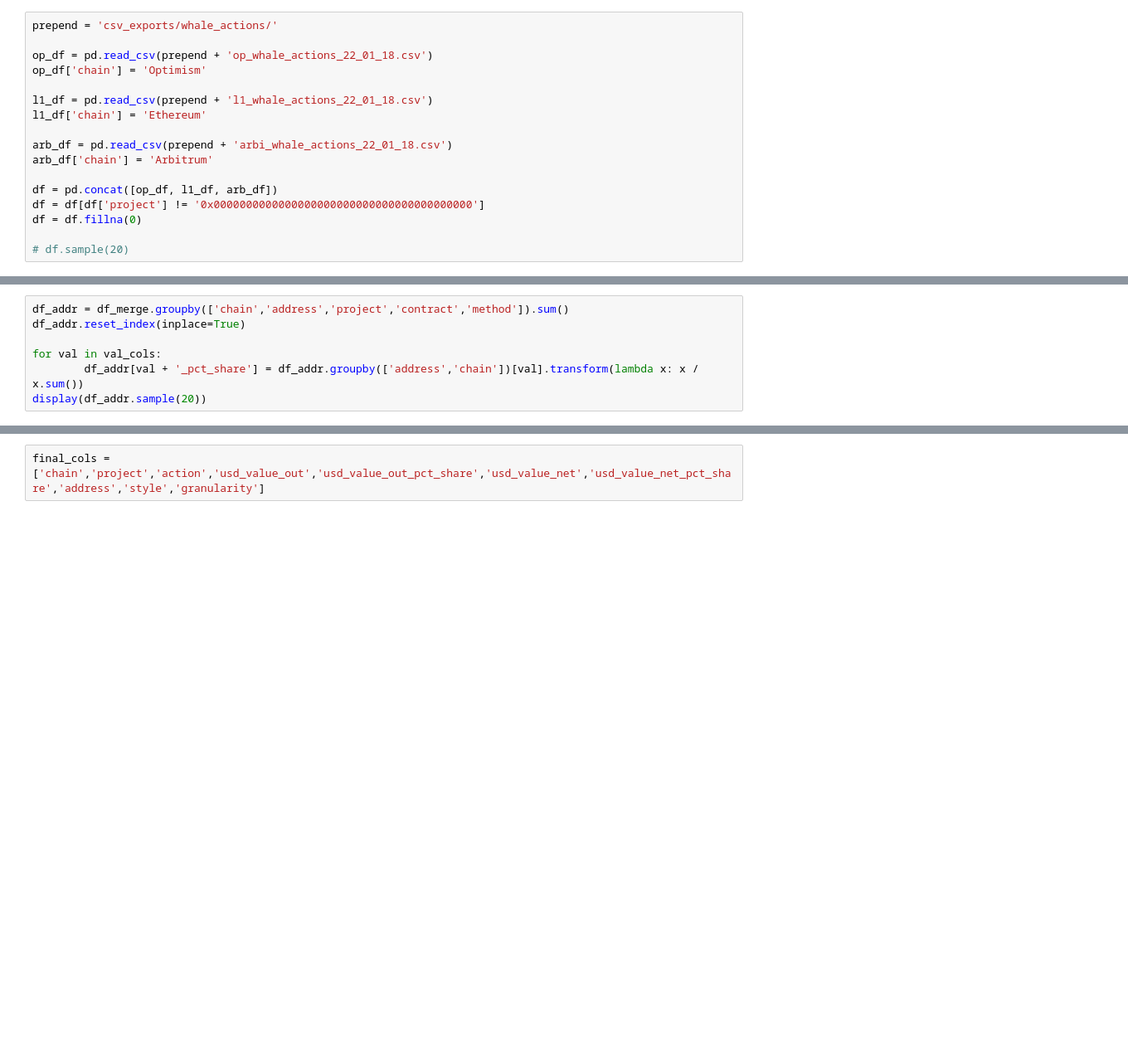
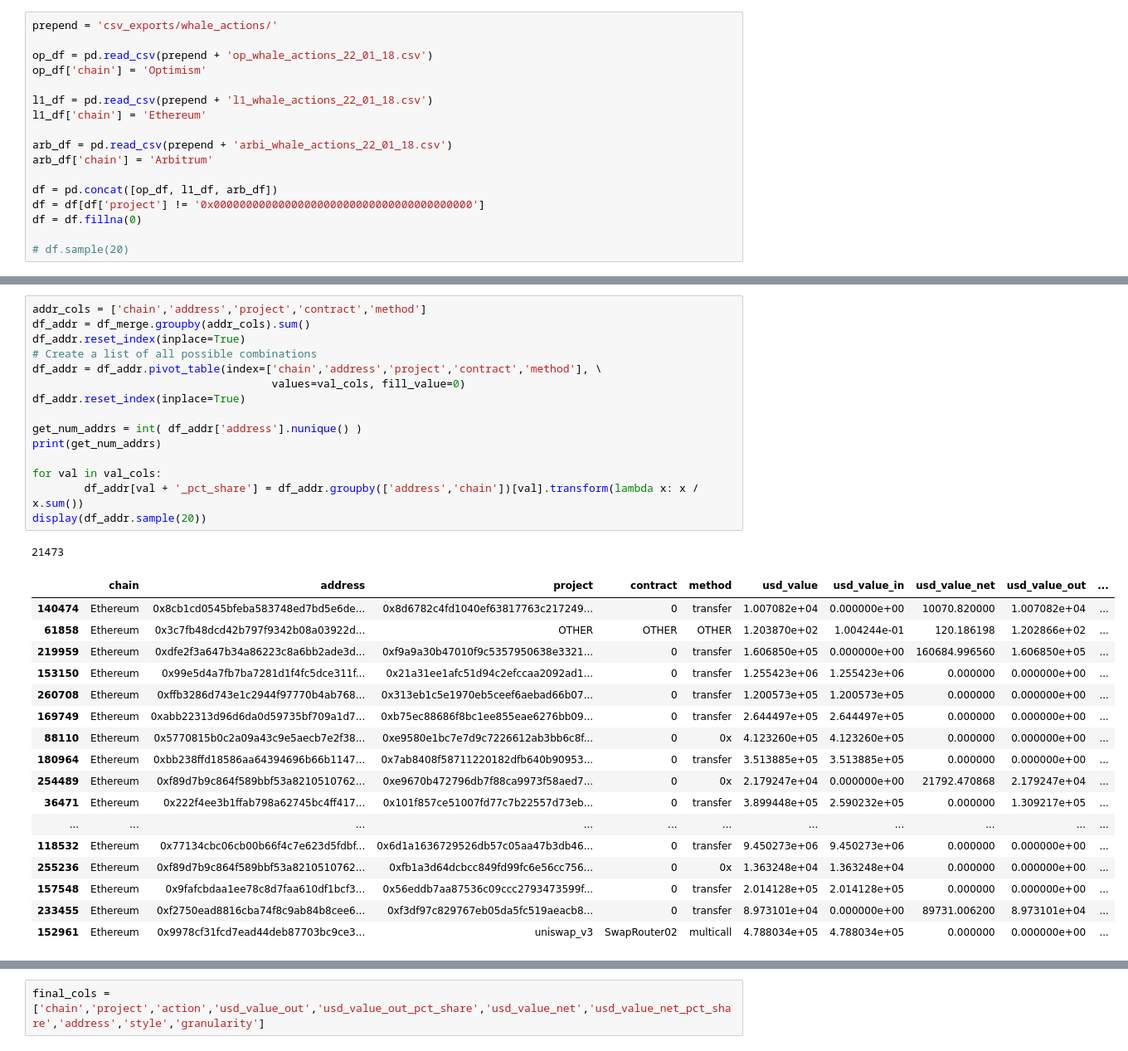
Before and after one commit to MSilb7/op_data, a Jupyter notebook: op_whale_actions.ipynb, the cells around one changed output, grey strips where cells are left out. Shown: that part at 83% size. Saved outputs shown, nothing was run; the diff lists cells and outputs as text; blank space fills up the shorter version.

```diff
--- a/op_whale_actions.ipynb
+++ b/op_whale_actions.ipynb
@@ -36,10 +55,37 @@ display(df_merge.sample(20))
 # %%
-df_addr = df_merge.groupby(['chain','address','project','contract','method']).sum()
+addr_cols = ['chain','address','project','contract','method']
+df_addr = df_merge.groupby(addr_cols).sum()
 df_addr.reset_index(inplace=True)
+# Create a list of all possible combinations
+df_addr = df_addr.pivot_table(index=['chain','address','project','contract','method'], \
+                                     values=val_cols, fill_value=0)
+df_addr.reset_index(inplace=True)
+
+get_num_addrs = int( df_addr['address'].nunique() )
+print(get_num_addrs)
 
 for val in val_cols:
         df_addr[val + '_pct_share'] = df_addr.groupby(['address','chain'])[val].transform(lambda x: x / x.sum())
 display(df_addr.sample(20))
+# %% [output]
+21473
+|  | chain | address | project | contract | method | usd_value | usd_value_in | usd_value_net | usd_value_out | ... |
+| 140474 | Ethereum | 0x8cb1cd0545bfeba583748ed7bd5e6de... | 0x8d6782c4fd1040ef63817763c217249... | 0 | transfer | 1.007082e+04 | 0.000000e+00 | 10070.820000 | 1.007082e+04 | ... |
+| 61858 | Ethereum | 0x3c7fb48dcd42b797f9342b08a03922d... | OTHER | OTHER | OTHER | 1.203870e+02 | 1.004244e-01 | 120.186198 | 1.202866e+02 | ... |
+| 219959 | Ethereum | 0xdfe2f3a647b34a86223c8a6bb2ade3d... | 0xf9a9a30b47010f9c5357950638e3321... | 0 | transfer | 1.606850e+05 | 0.000000e+00 | 160684.996560 | 1.606850e+05 | ... |
+| 153150 | Ethereum | 0x99e5d4a7fb7ba7281d1f4fc5dce311f... | 0x21a31ee1afc51d94c2efccaa2092ad1... | 0 | transfer | 1.255423e+06 | 1.255423e+06 | 0.000000 | 0.000000e+00 | ... |
+| 260708 | Ethereum | 0xffb3286d743e1c2944f97770b4ab768... | 0x313eb1c5e1970eb5ceef6aebad66b07... | 0 | transfer | 1.200573e+05 | 1.200573e+05 | 0.000000 | 0.000000e+00 | ... |
+| 169749 | Ethereum | 0xabb22313d96d6da0d59735bf709a1d7... | 0xb75ec88686f8bc1ee855eae6276bb09... | 0 | transfer | 2.644497e+05 | 2.644497e+05 | 0.000000 | 0.000000e+00 | ... |
+| 88110 | Ethereum | 0x5770815b0c2a09a43c9e5aecb7e2f38... | 0xe9580e1bc7e7d9c7226612ab3bb6c8f... | 0 | 0x | 4.123260e+05 | 4.123260e+05 | 0.000000 | 0.000000e+00 | ... |
+| 180964 | Ethereum | 0xbb238ffd18586aa64394696b66b1147... | 0x7ab8408f58711220182dfb640b90953... | 0 | transfer | 3.513885e+05 | 3.513885e+05 | 0.000000 | 0.000000e+00 | ... |
+| 254489 | Ethereum | 0xf89d7b9c864f589bbf53a8210510762... | 0xe9670b472796db7f88ca9973f58aed7... | 0 | 0x | 2.179247e+04 | 0.000000e+00 | 21792.470868 | 2.179247e+04 | ... |
+| 36471 | Ethereum | 0x222f4ee3b1ffab798a62745bc4ff417... | 0x101f857ce51007fd77c7b22557d73eb... | 0 | transfer | 3.899448e+05 | 2.590232e+05 | 0.000000 | 1.309217e+05 | ... |
+| ... | ... | ... | ... | ... | ... | ... | ... | ... | ... | ... |
+| 118532 | Ethereum | 0x77134cbc06cb00b66f4c7e623d5fdbf... | 0x6d1a1636729526db57c05aa47b3db46... | 0 | transfer | 9.450273e+06 | 9.450273e+06 | 0.000000 | 0.000000e+00 | ... |
+| 255236 | Ethereum | 0xf89d7b9c864f589bbf53a8210510762... | 0xfb1a3d64dcbcc849fd99fc6e56cc756... | 0 | 0x | 1.363248e+04 | 1.363248e+04 | 0.000000 | 0.000000e+00 | ... |
+| 157548 | Ethereum | 0x9fafcbdaa1ee78c8d7faa610df1bcf3... | 0x56eddb7aa87536c09ccc2793473599f... | 0 | transfer | 2.014128e+05 | 2.014128e+05 | 0.000000 | 0.000000e+00 | ... |
+| 233455 | Ethereum | 0xf2750ead8816cba74f8c9ab84b8cee6... | 0xf3df97c829767eb05da5fc519aeacb8... | 0 | transfer | 8.973101e+04 | 0.000000e+00 | 89731.006200 | 8.973101e+04 | ... |
+| 152961 | Ethereum | 0x9978cf31fcd7ead44deb87703bc9ce3... | uniswap_v3 | SwapRouter02 | multicall | 4.788034e+05 | 4.788034e+05 | 0.000000 | 0.000000e+00 | ... |
 # %%
 group_list = ['chain','project','contract','method']
 dlist = ['chain','project','contract','method','action'\
```
Also changed, not shown: parts of 9 cells of this notebook, 6 other files.
